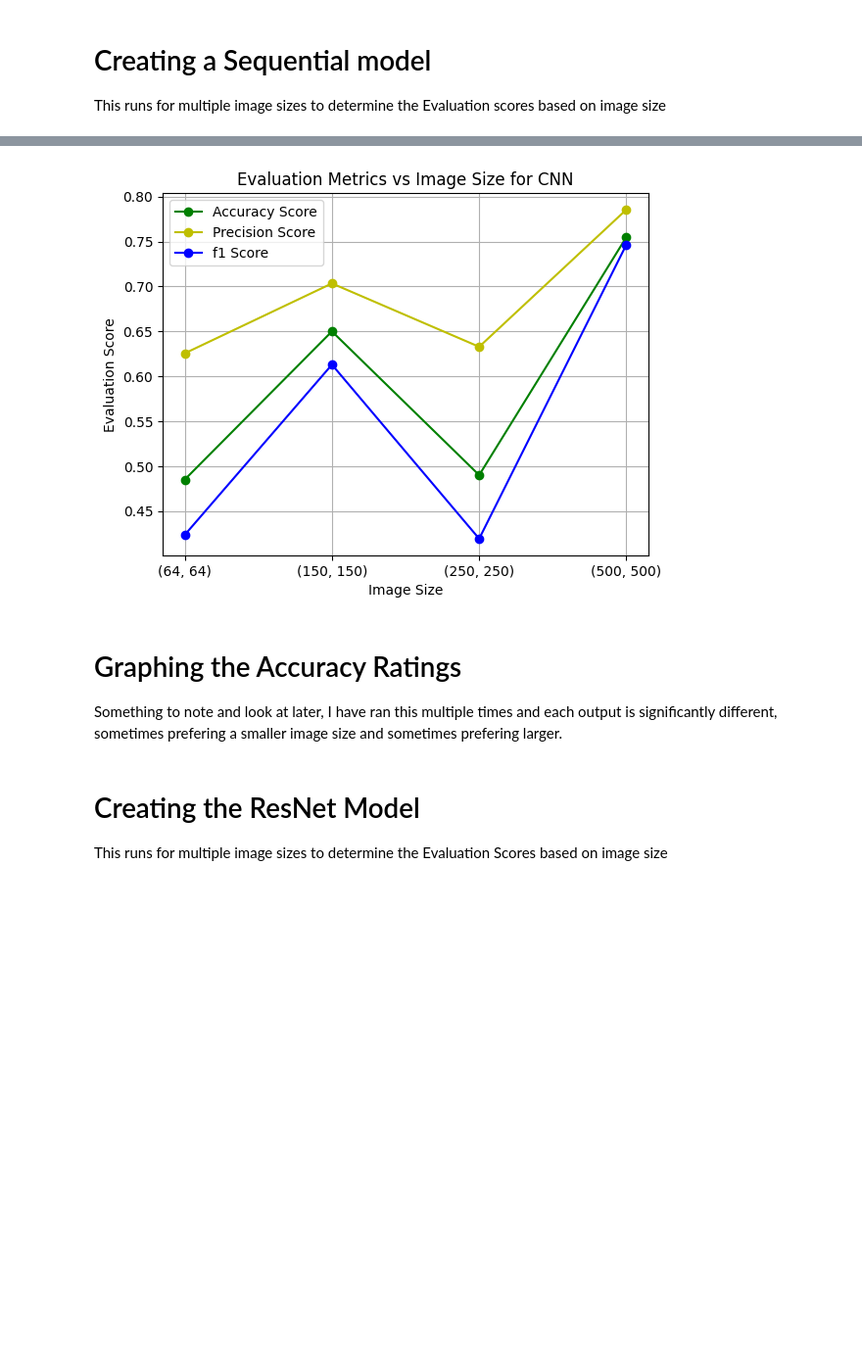
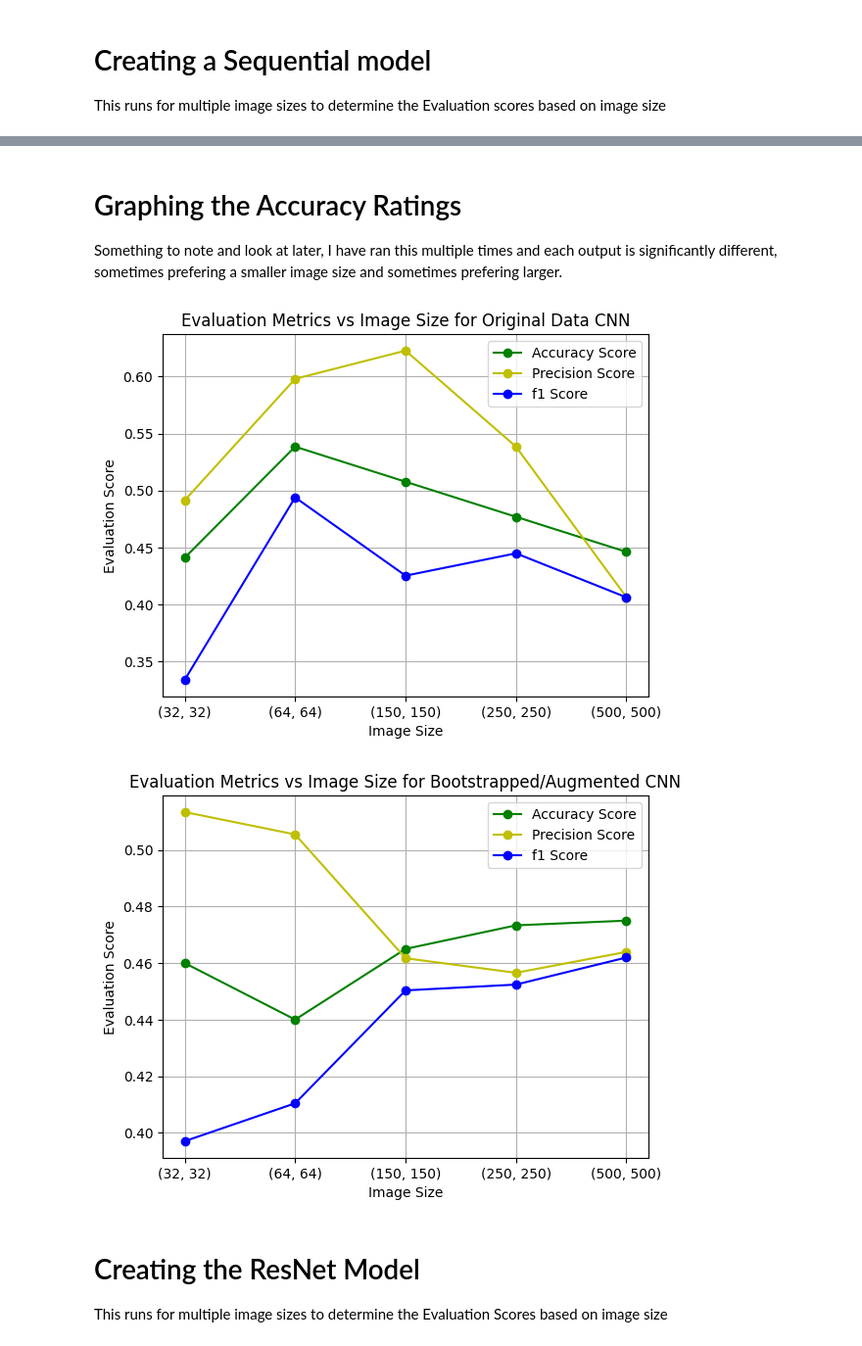
Before and after one commit to AustinAHolmes/Fridges, a Jupyter notebook: training_mod.ipynb, the cells around one changed output, grey strips where cells are left out. Shown at 98% size. Cells and saved outputs as stored; diff of their text form; code cells hidden in the pictures; blank space fills up the shorter version.

Commit message:
Completed code reusability, bootstrapping, and data augmentation.

```diff
--- a/training_mod.ipynb
+++ b/training_mod.ipynb
@@ -137,12 +259,10 @@ Total number of Y: 10000
 This runs for multiple image sizes to determine the Evaluation scores based on image size
 # %%
 # List of image sizes
-#image_size = [(16, 16), (32, 32), (64, 64), (150, 150), (250, 250), (500, 500)]
-image_size = [(64, 64), (150, 150), (250, 250)]
-
+image_size = [(32, 32), (64, 64), (150, 150), (250, 250), (500, 500)]
 
 # Epoch count, currently anything over 5 epochs does not result in any change in the accuracy rating
-epochs = 2
+epochs = 5
 
 # Creating a list to store the image sizes and accuracy ratings for the Sequential Model
 conv_accuracy_results = []
@@ -196,7 +316,7 @@ def create_sequential_model(image_size, files, Y):
         precision = precision_score(Y_test_classes,Y_pred_classes, average='weighted', zero_division=1)
         recall = recall_score(Y_test_classes,Y_pred_classes, average='weighted', zero_division=1)
         f1 = f1_score(Y_test_classes,Y_pred_classes, average='weighted', zero_division=1)
-        classification_rep = classification_report(Y_test_classes,Y_pred_classes)
+        classification_rep = classification_report(Y_test_classes,Y_pred_classes, zero_division=0)
 
         # Appending all the evaluation metrics into the conv_accuracy_results list
         conv_accuracy_results.append((size, accuracy, precision, recall, f1, classification_rep))
@@ -204,3 +324,6 @@ def create_sequential_model(image_size, files, Y):
         # Printing the Classification Report for that image size
         print(f'Image Size: {size}')
         print(classification_rep)
+
+
+    return conv_accuracy_results
@@ -227,5 +330,5 @@ def create_accuracy_rating_graph():
 # %%
 
-create_sequential_model(image_size=image_size,files=files,Y=Y)
+file_conv_accuracy_results = create_sequential_model(image_size=image_size,files=files_labeled,Y=Y)
 # %% [output]
 Epoch 1/5
@@ -313,5 +423,5 @@ create_accuracy_rating_graph()
 # %%
 conv_accuracy_results = []
-create_sequential_model(image_size=image_size,files=files_bootstrap_images_sample_size_5000,Y=Y2)
+files_augmented_conv_accuracy_results =create_sequential_model(image_size=image_size,files=files_augmented_labeled,Y=Y2)
 # %% [output]
 Epoch 1/5
@@ -397,10 +516,33 @@ weighted avg       0.79      0.76      0.75       200
-# %%
-create_accuracy_rating_graph()
-# %% [output]
-[figure, removed]
 # %% [markdown]
 # Graphing the Accuracy Ratings
 Something to note and look at later, I have ran this multiple times and each output is significantly different, sometimes prefering a smaller image size and sometimes prefering larger.
+# %%
+# Creating variables for each item in conv_accuracy_results
+def create_accuracy_rating_graph(conv_accuracy_results, title):
+    sizes, acc, prec, recall, f1, classrep = zip(*conv_accuracy_results)
+
+    # Converting the image sizes into a string so they can be used for the X axis
+    sizes = [str(size) for size in sizes]
+
+    # Plot showing the Evaluation Metrics vs Image Size
+    plt.plot(sizes, acc, marker='o', color = 'g', label = 'Accuracy Score')
+    # Not using recall as it is identical to the accuracy rating when tested currently
+    #plt.plot(sizes, recall, marker='o', color = 'r', label = 'Recall Score')
+    plt.plot(sizes, prec, marker='o', color = 'y', label = 'Precision Score')
+    plt.plot(sizes, f1, marker='o', color = 'b', label = 'f1 Score')
+    plt.title('Evaluation Metrics vs Image Size for '+ title+' CNN')
+    plt.xlabel('Image Size')
+    plt.ylabel('Evaluation Score')
+    plt.legend()
+    plt.grid()
+    plt.show()
+# %%
+create_accuracy_rating_graph(file_conv_accuracy_results, 'Original Data')
+
+create_accuracy_rating_graph(files_augmented_conv_accuracy_results, 'Bootstrapped/Augmented')
+# %% [output]
+[figure, added]
+[figure, added]
 # %% [markdown]
 # Creating the ResNet Model
 This runs for multiple image sizes to determine the Evaluation Scores based on image size
```
Also changed, not shown: parts of 21 cells of this notebook.
